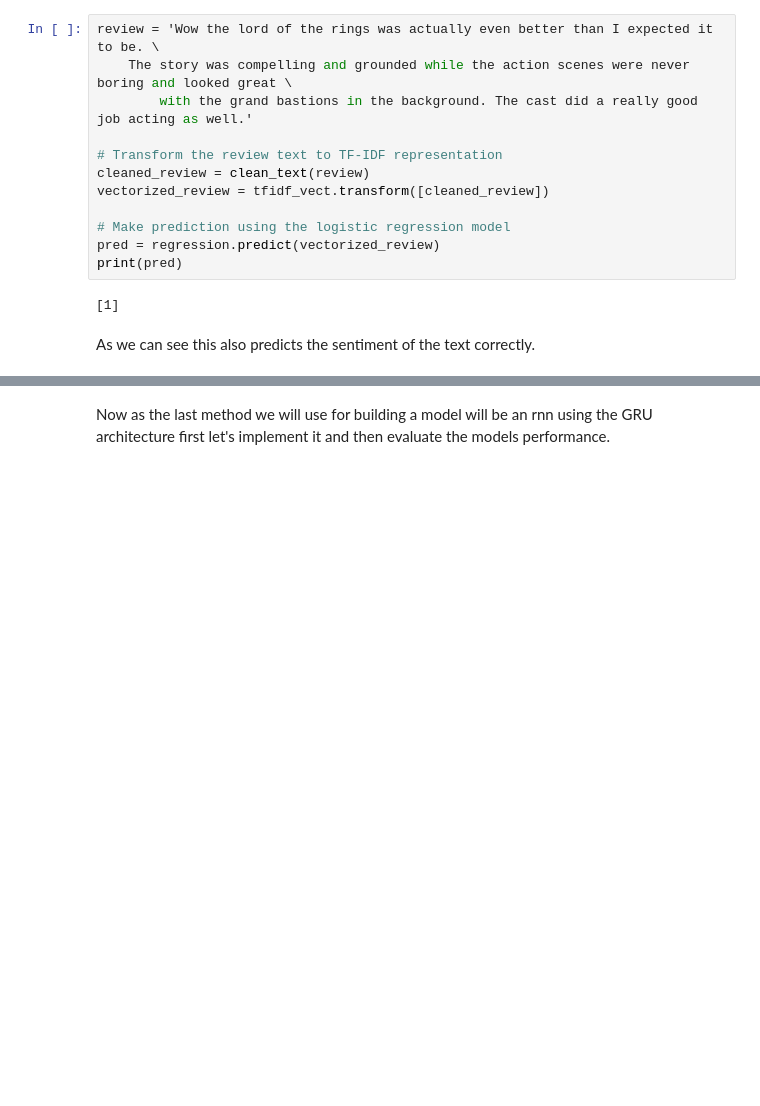
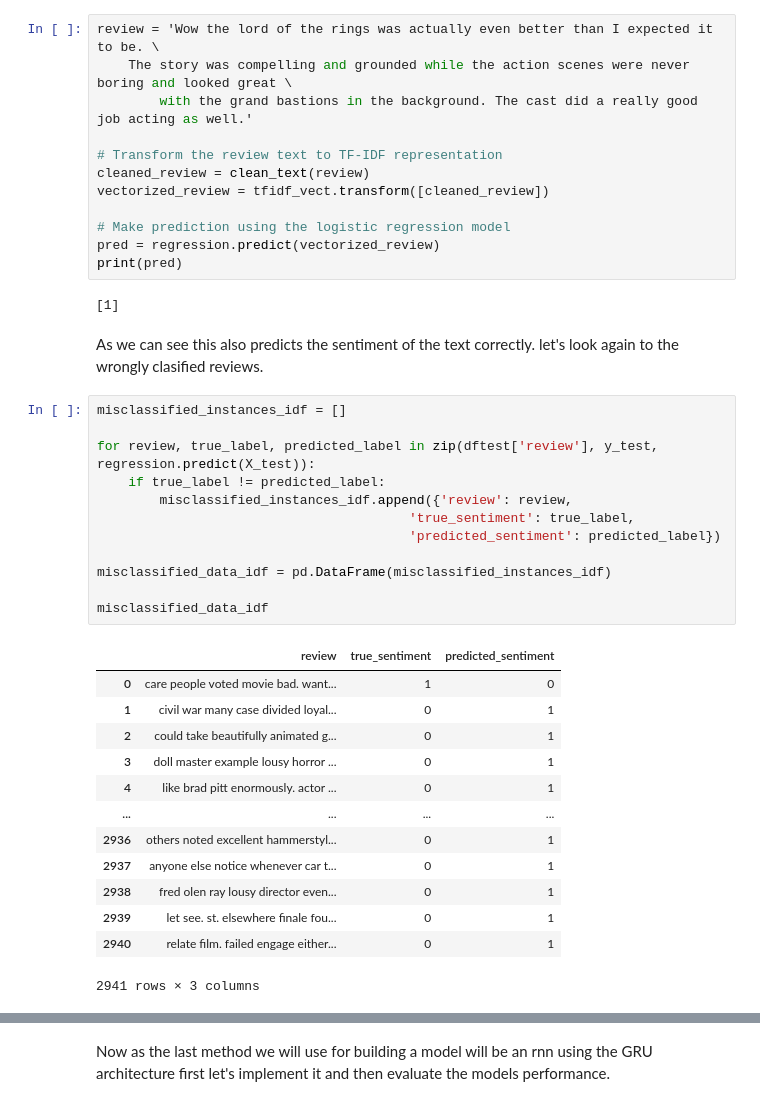
Before and after one commit to SuleymanIII/IMDBMOVIES, a Jupyter notebook: Project.ipynb, the cells around one changed output, grey strips where cells are left out. Cells and saved outputs as stored; diff of their text form; blank space fills up the shorter version.

```diff
--- a/Project.ipynb
+++ b/Project.ipynb
@@ -676,4 +748,30 @@ print(pred)
 # %% [output]
 [1]
 # %% [markdown]
-As we can see this also predicts the sentiment of the text correctly.
+As we can see this also predicts the sentiment of the text correctly. let's look again to the wrongly clasified reviews.
+# %%
+misclassified_instances_idf = []
+
+for review, true_label, predicted_label in zip(dftest['review'], y_test, regression.predict(X_test)):
+    if true_label != predicted_label:
+        misclassified_instances_idf.append({'review': review,
+                                        'true_sentiment': true_label,
+                                        'predicted_sentiment': predicted_label})
+
+misclassified_data_idf = pd.DataFrame(misclassified_instances_idf)
+
+misclassified_data_idf
+# %% [output]
+|  | review | true_sentiment | predicted_sentiment |
+| 0 | care people voted movie bad. want... | 1 | 0 |
+| 1 | civil war many case divided loyal... | 0 | 1 |
+| 2 | could take beautifully animated g... | 0 | 1 |
+| 3 | doll master example lousy horror ... | 0 | 1 |
+| 4 | like brad pitt enormously. actor ... | 0 | 1 |
+| ... | ... | ... | ... |
+| 2936 | others noted excellent hammerstyl... | 0 | 1 |
+| 2937 | anyone else notice whenever car t... | 0 | 1 |
+| 2938 | fred olen ray lousy director even... | 0 | 1 |
+| 2939 | let see. st. elsewhere finale fou... | 0 | 1 |
+| 2940 | relate film. failed engage either... | 0 | 1 |
+2941 rows × 3 columns
```
Also changed, not shown: parts of 17 cells of this notebook.
